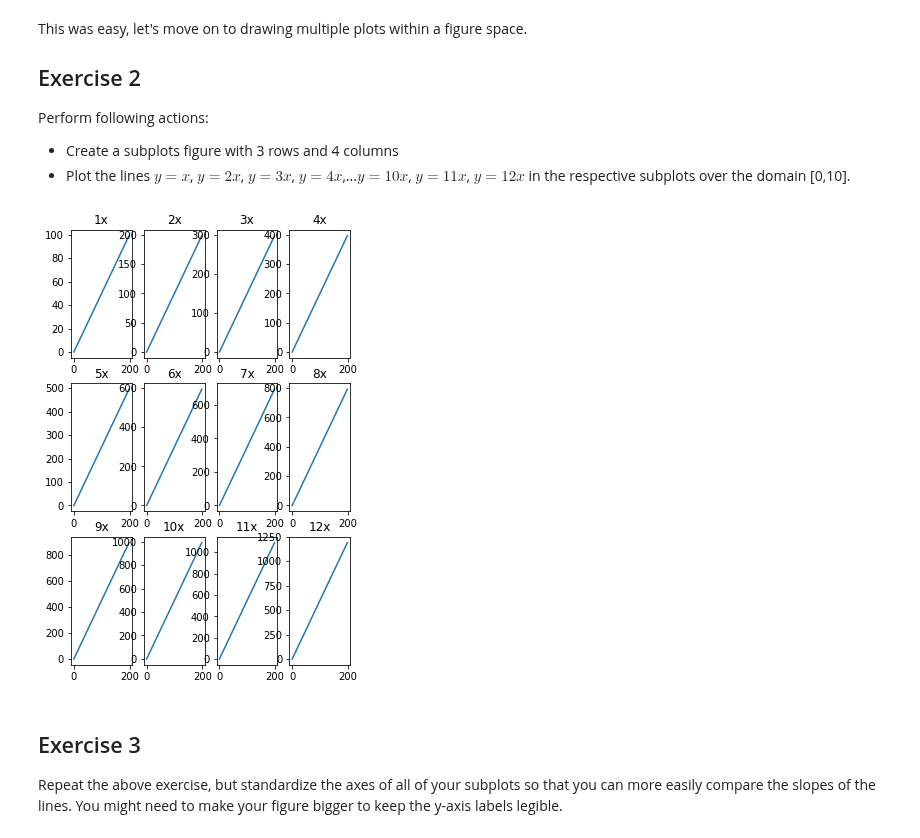
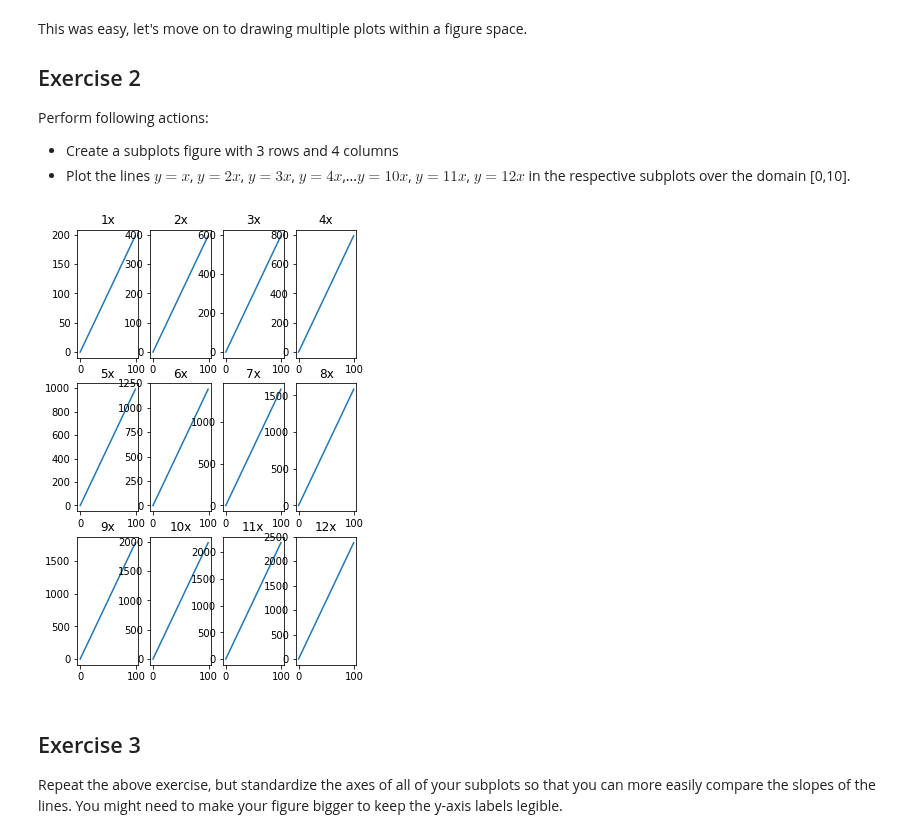
Before and after one commit to matthew-d-oliver/dsc-more-practice-with-matplotlib-lab-nyc-ds-082619, a Jupyter notebook: index.ipynb, the cells around one changed output. Cells and saved outputs as stored; diff of their text form; code cells hidden in the pictures.

```diff
--- a/index.ipynb
+++ b/index.ipynb
@@ -82,15 +82,15 @@ Perform following actions:
 # %%
 figs, axes = plt.subplots(3,4, figsize=(5, 8))
 county=1
 for i in range(3):
     for j in range(4):
-        axes[i][j].plot(x,county*x)
+        axes[i][j].plot(x,county*y)
         axes[i][j].set_title(f'{county}x')
         county+=1
 
 plt.show()
 # %% [output]
-[figure, old version]
+[figure, new version]
 # %% [markdown]
 ## Exercise 3
 
```
